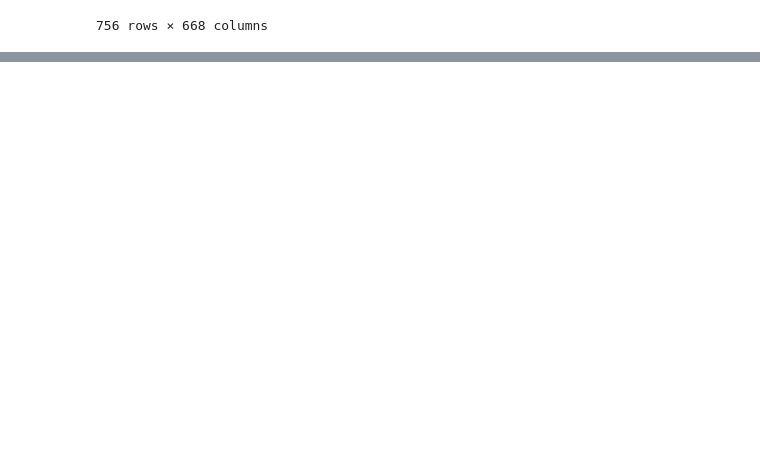
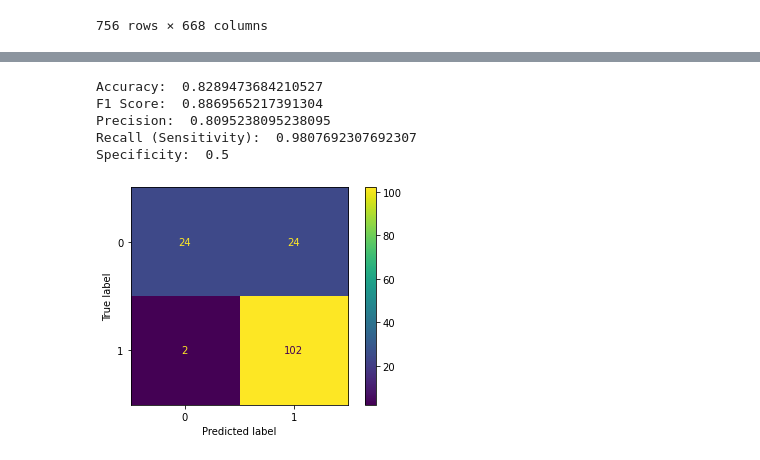
Before and after one commit to aathanush/ParksinsonsDiseaseDetection, a Jupyter notebook: Parksinson's Disease Detection.ipynb, the cells around one changed output, grey strips where cells are left out. Cells and saved outputs as stored; diff of their text form; code cells hidden in the pictures; blank space fills up the shorter version.

Commit message:
Explainable Boosting Machine Outputs

```diff
--- a/Parksinson's Disease Detection.ipynb
+++ b/Parksinson's Disease Detection.ipynb
@@ -247,0 +258,28 @@ Specificity:  0.5714285714285714
+# %%
+ebm=ExplainableBoostingClassifier()
+ebm.fit(X_train,y_train)
+
+print("Accuracy: ",accuracy_score(y_test,ebm.predict(X_test)))
+print("F1 Score: ",f1_score(y_test,ebm.predict(X_test)))
+print("Precision: ",precision_score(y_test,ebm.predict(X_test)))
+print("Recall (Sensitivity): ",recall_score(y_test,ebm.predict(X_test)))
+
+
+cm=confusion_matrix(y_test,ebm.predict(X_test))
+
+tn=cm[0][0]
+fp=cm[0][1]
+fn=cm[1][0]
+tp=cm[1][1]
+
+print("Specificity: ",tn/(tn+fp))
+disp=ConfusionMatrixDisplay(cm)
+disp.plot()
+plt.show()
+# %% [output]
+Accuracy:  0.8289473684210527
+F1 Score:  0.8869565217391304
+Precision:  0.8095238095238095
+Recall (Sensitivity):  0.9807692307692307
+Specificity:  0.5
+[figure, added]
```
Also changed, not shown: parts of 11 cells of this notebook.
